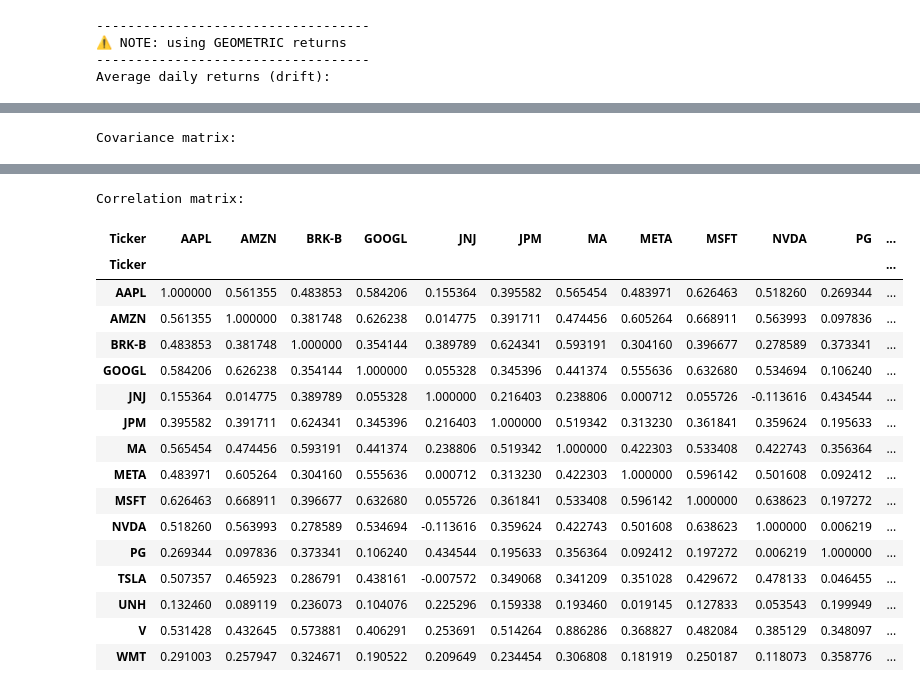
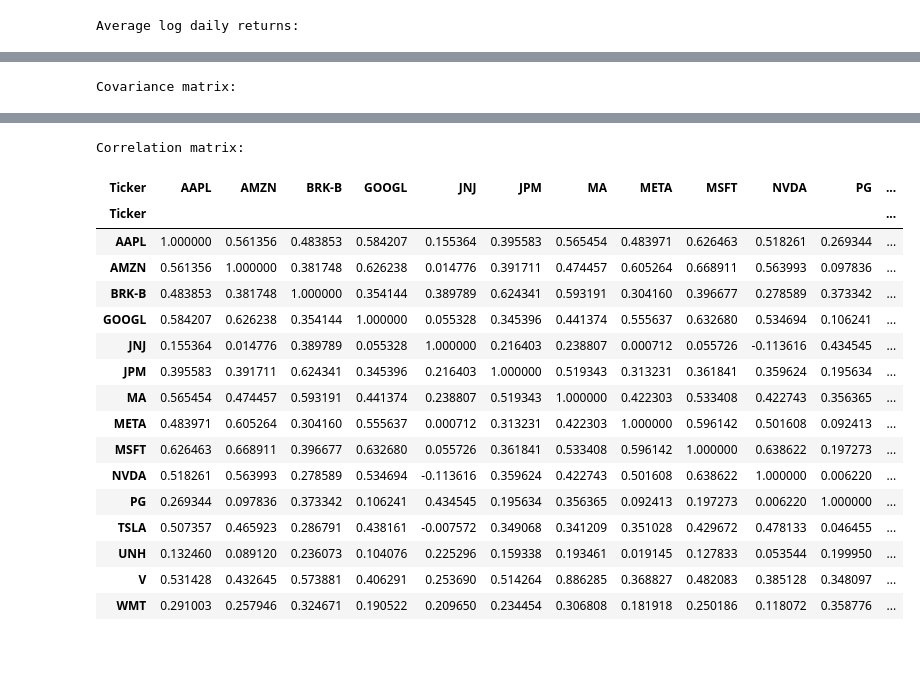
Before and after one commit to bsinek/sentinel, a Jupyter notebook: research/monte_carlo.ipynb, the cells around one changed output, grey strips where cells are left out. Drawn from its saved outputs; the diff is of its cells as text; code cells hidden in the pictures; blank space fills up the shorter version.

Commit message:
fix(monte-carlo): fix calculations to use log returns and fix calculations for risk metrics; add histogram and restyle plots

```diff
--- a/research/monte_carlo.ipynb
+++ b/research/monte_carlo.ipynb
@@ -11,8 +11,8 @@ symbols = ["AAPL", "MSFT", "GOOGL", "AMZN", "META", "NVDA", "TSLA", "BRK-B", "JP
 start_date = "2019-1-1" if COVID else "2022-01-01"
 end_date = "2026-01-01"
 
-price_history = yf.download(symbols, start=start_date, end=end_date)['Close']
-price_history.head()
+close_prices = yf.download(symbols, start=start_date, end=end_date)['Close']
+close_prices.head()
 # %% [output]
 [*********************100%***********************]  15 of 15 completed
 | Ticker | AAPL | AMZN | BRK-B | GOOGL | JNJ | JPM | MA | META | MSFT | NVDA | PG | ... |
@@ -25,33 +25,22 @@ price_history.head()
 # %%
-# toggle for testing
-use_geometric = True
+log_returns = np.log(close_prices / close_prices.shift(1)).dropna()
 
-if use_geometric:
-    # log/geometric returns (eliminates upward bias)
-    periodic_daily_returns = np.log(price_history / price_history.shift(1)).dropna()
-    cov_matrix = periodic_daily_returns.cov()
-    daily_variance = np.diag(cov_matrix.values)
-    avg_returns = periodic_daily_returns.mean() - (daily_variance / 2)
-else:
-    # simple/arithmetic returns (upward bias)
-    periodic_daily_returns = price_history.pct_change().dropna()
-    avg_returns = periodic_daily_returns.mean()
+cov_matrix = log_returns.cov()
+corr_matrix = log_returns.corr()
 
-cov_matrix = periodic_daily_returns.cov()
-corr_matrix = periodic_daily_returns.corr()
+# cholesky factor for generating correlated shocks
+chol_factor = np.linalg.cholesky(cov_matrix)
 
-print('-' * 35)
-print(f'⚠️ NOTE: using {'GEOMETRIC' if use_geometric else 'ARITHMETIC'} returns')
-print('-' * 35)
-print('Average daily returns (drift):')
-display(avg_returns)
+# drift for geometric brownian motion
+mean_log_returns = log_returns.mean()
+drift = mean_log_returns.values
+
+print('Average log daily returns:')
+display(mean_log_returns)
 print('Covariance matrix:')
 display(cov_matrix)
 print('Correlation matrix:')
 display(corr_matrix)
 # %% [output]
------------------------------------
-⚠️ NOTE: using GEOMETRIC returns
------------------------------------
-Average daily returns (drift):
+Average log daily returns:
 Ticker
@@ -92,20 +81,20 @@ Covariance matrix:
 Correlation matrix:
 | Ticker | AAPL | AMZN | BRK-B | GOOGL | JNJ | JPM | MA | META | MSFT | NVDA | PG | ... |
 | Ticker |  |  |  |  |  |  |  |  |  |  |  | ... |
-| AAPL | 1.000000 | 0.561355 | 0.483853 | 0.584206 | 0.155364 | 0.395582 | 0.565454 | 0.483971 | 0.626463 | 0.518260 | 0.269344 | ... |
-| AMZN | 0.561355 | 1.000000 | 0.381748 | 0.626238 | 0.014775 | 0.391711 | 0.474456 | 0.605264 | 0.668911 | 0.563993 | 0.097836 | ... |
-| BRK-B | 0.483853 | 0.381748 | 1.000000 | 0.354144 | 0.389789 | 0.624341 | 0.593191 | 0.304160 | 0.396677 | 0.278589 | 0.373341 | ... |
-| GOOGL | 0.584206 | 0.626238 | 0.354144 | 1.000000 | 0.055328 | 0.345396 | 0.441374 | 0.555636 | 0.632680 | 0.534694 | 0.106240 | ... |
-| JNJ | 0.155364 | 0.014775 | 0.389789 | 0.055328 | 1.000000 | 0.216403 | 0.238806 | 0.000712 | 0.055726 | -0.113616 | 0.434544 | ... |
-| JPM | 0.395582 | 0.391711 | 0.624341 | 0.345396 | 0.216403 | 1.000000 | 0.519342 | 0.313230 | 0.361841 | 0.359624 | 0.195633 | ... |
-| MA | 0.565454 | 0.474456 | 0.593191 | 0.441374 | 0.238806 | 0.519342 | 1.000000 | 0.422303 | 0.533408 | 0.422743 | 0.356364 | ... |
-| META | 0.483971 | 0.605264 | 0.304160 | 0.555636 | 0.000712 | 0.313230 | 0.422303 | 1.000000 | 0.596142 | 0.501608 | 0.092412 | ... |
-| MSFT | 0.626463 | 0.668911 | 0.396677 | 0.632680 | 0.055726 | 0.361841 | 0.533408 | 0.596142 | 1.000000 | 0.638623 | 0.197272 | ... |
-| NVDA | 0.518260 | 0.563993 | 0.278589 | 0.534694 | -0.113616 | 0.359624 | 0.422743 | 0.501608 | 0.638623 | 1.000000 | 0.006219 | ... |
-| PG | 0.269344 | 0.097836 | 0.373341 | 0.106240 | 0.434544 | 0.195633 | 0.356364 | 0.092412 | 0.197272 | 0.006219 | 1.000000 | ... |
+| AAPL | 1.000000 | 0.561356 | 0.483853 | 0.584207 | 0.155364 | 0.395583 | 0.565454 | 0.483971 | 0.626463 | 0.518261 | 0.269344 | ... |
+| AMZN | 0.561356 | 1.000000 | 0.381748 | 0.626238 | 0.014776 | 0.391711 | 0.474457 | 0.605264 | 0.668911 | 0.563993 | 0.097836 | ... |
+| BRK-B | 0.483853 | 0.381748 | 1.000000 | 0.354144 | 0.389789 | 0.624341 | 0.593191 | 0.304160 | 0.396677 | 0.278589 | 0.373342 | ... |
+| GOOGL | 0.584207 | 0.626238 | 0.354144 | 1.000000 | 0.055328 | 0.345396 | 0.441374 | 0.555637 | 0.632680 | 0.534694 | 0.106241 | ... |
+| JNJ | 0.155364 | 0.014776 | 0.389789 | 0.055328 | 1.000000 | 0.216403 | 0.238807 | 0.000712 | 0.055726 | -0.113616 | 0.434545 | ... |
+| JPM | 0.395583 | 0.391711 | 0.624341 | 0.345396 | 0.216403 | 1.000000 | 0.519343 | 0.313231 | 0.361841 | 0.359624 | 0.195634 | ... |
+| MA | 0.565454 | 0.474457 | 0.593191 | 0.441374 | 0.238807 | 0.519343 | 1.000000 | 0.422303 | 0.533408 | 0.422743 | 0.356365 | ... |
+| META | 0.483971 | 0.605264 | 0.304160 | 0.555637 | 0.000712 | 0.313231 | 0.422303 | 1.000000 | 0.596142 | 0.501608 | 0.092413 | ... |
+| MSFT | 0.626463 | 0.668911 | 0.396677 | 0.632680 | 0.055726 | 0.361841 | 0.533408 | 0.596142 | 1.000000 | 0.638622 | 0.197273 | ... |
+| NVDA | 0.518261 | 0.563993 | 0.278589 | 0.534694 | -0.113616 | 0.359624 | 0.422743 | 0.501608 | 0.638622 | 1.000000 | 0.006220 | ... |
+| PG | 0.269344 | 0.097836 | 0.373342 | 0.106241 | 0.434545 | 0.195634 | 0.356365 | 0.092413 | 0.197273 | 0.006220 | 1.000000 | ... |
 | TSLA | 0.507357 | 0.465923 | 0.286791 | 0.438161 | -0.007572 | 0.349068 | 0.341209 | 0.351028 | 0.429672 | 0.478133 | 0.046455 | ... |
-| UNH | 0.132460 | 0.089119 | 0.236073 | 0.104076 | 0.225296 | 0.159338 | 0.193460 | 0.019145 | 0.127833 | 0.053543 | 0.199949 | ... |
-| V | 0.531428 | 0.432645 | 0.573881 | 0.406291 | 0.253691 | 0.514264 | 0.886286 | 0.368827 | 0.482084 | 0.385129 | 0.348097 | ... |
-| WMT | 0.291003 | 0.257947 | 0.324671 | 0.190522 | 0.209649 | 0.234454 | 0.306808 | 0.181919 | 0.250187 | 0.118073 | 0.358776 | ... |
+| UNH | 0.132460 | 0.089120 | 0.236073 | 0.104076 | 0.225296 | 0.159338 | 0.193461 | 0.019145 | 0.127833 | 0.053544 | 0.199950 | ... |
+| V | 0.531428 | 0.432645 | 0.573881 | 0.406291 | 0.253690 | 0.514264 | 0.886285 | 0.368827 | 0.482083 | 0.385128 | 0.348097 | ... |
+| WMT | 0.291003 | 0.257946 | 0.324671 | 0.190522 | 0.209650 | 0.234454 | 0.306808 | 0.181918 | 0.250186 | 0.118072 | 0.358776 | ... |
 # %%
 # adjust simulation parameters
```
Also changed, not shown: parts of 9 cells of this notebook.
